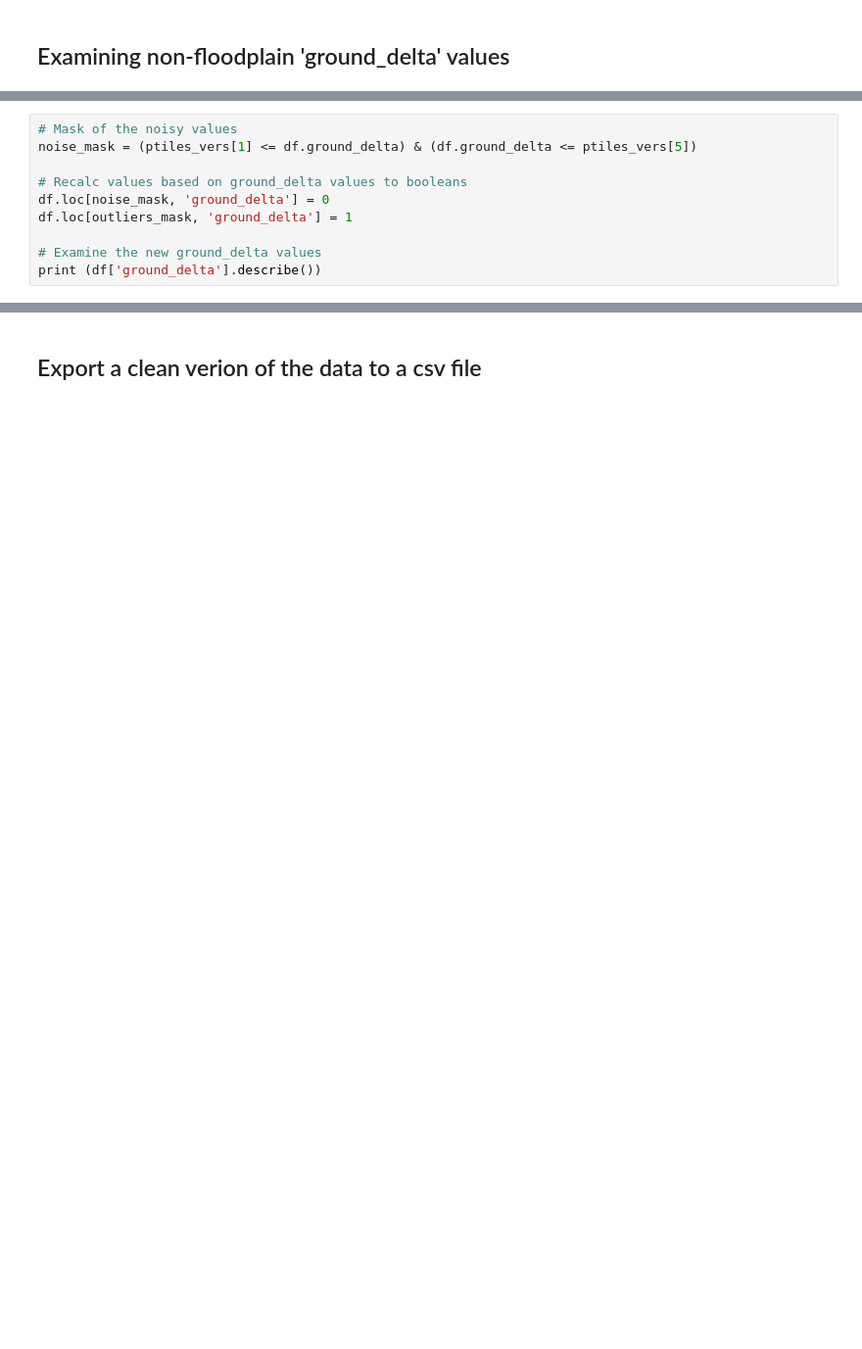
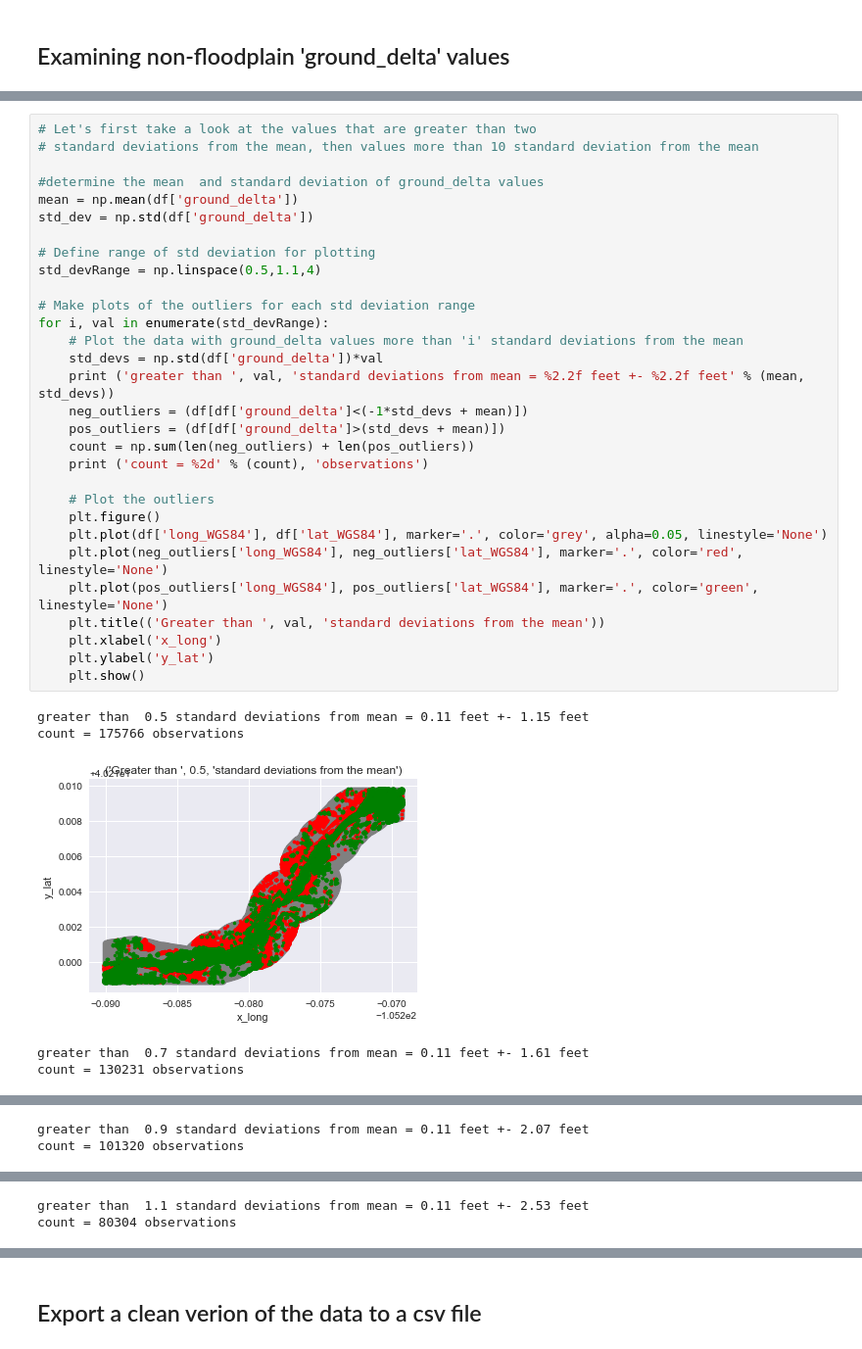
Before and after one commit to indielyt/Fluvial_Hazard_Zone_Prediction, a Jupyter notebook: 2_FHZ_DataCleaning.ipynb, the cells around one changed output, grey strips where cells are left out. Shown at 98% size. Drawn from its saved outputs; the diff is of its cells as text; blank space fills up the shorter version.

```diff
--- a/2_FHZ_DataCleaning.ipynb
+++ b/2_FHZ_DataCleaning.ipynb
@@ -644,10 +204,0 @@ viz3.show()
-# %%
-# Mask of the noisy values
-noise_mask = (ptiles_vers[1] <= df.ground_delta) & (df.ground_delta <= ptiles_vers[5])
-
-# Recalc values based on ground_delta values to booleans
-df.loc[noise_mask, 'ground_delta'] = 0
-df.loc[outliers_mask, 'ground_delta'] = 1
-
-# Examine the new ground_delta values
-print (df['ground_delta'].describe())
@@ -672,0 +315,36 @@ Name: ground_delta, dtype: float64
+# %%
+# Let's first take a look at the values that are greater than two
+# standard deviations from the mean, then values more than 10 standard deviation from the mean
+
+#determine the mean  and standard deviation of ground_delta values
+mean = np.mean(df['ground_delta'])
+std_dev = np.std(df['ground_delta'])
+
+# Define range of std deviation for plotting
+std_devRange = np.linspace(0.5,1.1,4)
+
+# Make plots of the outliers for each std deviation range
+for i, val in enumerate(std_devRange):
+    # Plot the data with ground_delta values more than 'i' standard deviations from the mean
+    std_devs = np.std(df['ground_delta'])*val
+    print ('greater than ', val, 'standard deviations from mean = %2.2f feet +- %2.2f feet' % (mean, std_devs))
+    neg_outliers = (df[df['ground_delta']<(-1*std_devs + mean)])
+    pos_outliers = (df[df['ground_delta']>(std_devs + mean)])
+    count = np.sum(len(neg_outliers) + len(pos_outliers))
+    print ('count = %2d' % (count), 'observations')
+
+    # Plot the outliers
+    plt.figure()
+    plt.plot(df['long_WGS84'], df['lat_WGS84'], marker='.', color='grey', alpha=0.05, linestyle='None')
+    plt.plot(neg_outliers['long_WGS84'], neg_outliers['lat_WGS84'], marker='.', color='red', linestyle='None')
+    plt.plot(pos_outliers['long_WGS84'], pos_outliers['lat_WGS84'], marker='.', color='green', linestyle='None')
+    plt.title(('Greater than ', val, 'standard deviations from the mean'))
+    plt.xlabel('x_long')
+    plt.ylabel('y_lat')
+    plt.show()
+# %% [output]
+greater than  0.5 standard deviations from mean = 0.11 feet +- 1.15 feet
+count = 175766 observations
+[figure, added]
+greater than  0.7 standard deviations from mean = 0.11 feet +- 1.61 feet
+count = 130231 observations
@@ -672,0 +352,2 @@ Name: ground_delta, dtype: float64
+greater than  0.9 standard deviations from mean = 0.11 feet +- 2.07 feet
+count = 101320 observations
@@ -672,0 +355,2 @@ Name: ground_delta, dtype: float64
+greater than  1.1 standard deviations from mean = 0.11 feet +- 2.53 feet
+count = 80304 observations
```
Also changed, not shown: parts of 64 cells of this notebook, 3 other files.
